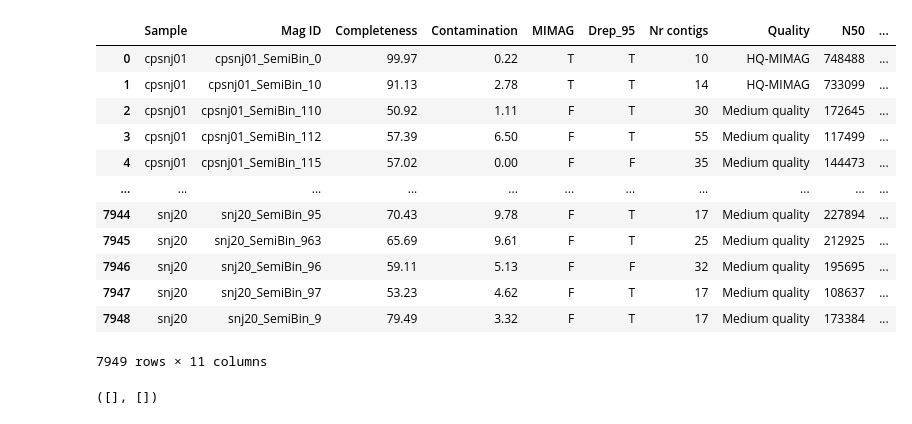
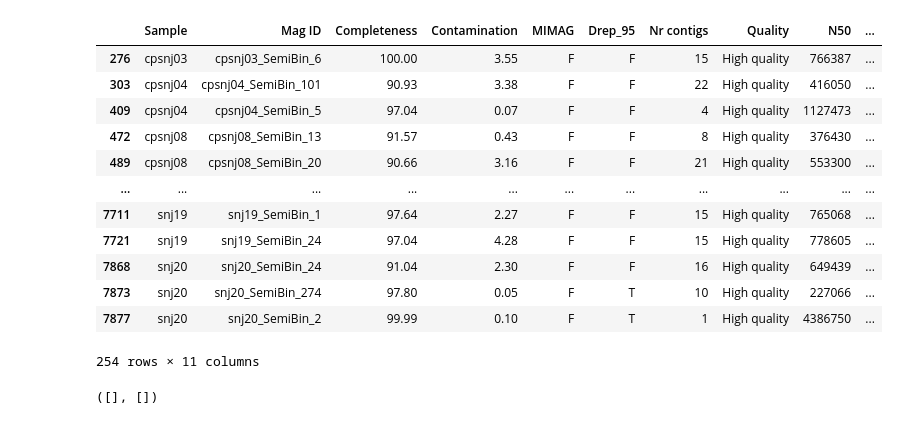
Before and after one commit to BigDataBiology/Duan2026_urban_soil, a Jupyter notebook: analysis/figure2/figure2.ipynb, the cells around one changed output. Cells and saved outputs as stored; diff of their text form; code cells hidden in the pictures.

```diff
--- a/analysis/figure2/figure2.ipynb
+++ b/analysis/figure2/figure2.ipynb
@@ -9,22 +9,22 @@ plt.rcParams['svg.fonttype'] = 'none'
 # %%
 df = pd.read_csv(r'../pre-calculated_data/sample_bins_info_mimag_gc.tsv',sep='\t')
 df = df[['Sample','Mag ID','Completeness','Contamination','MIMAG','Drep_95','Nr contigs','Quality','N50','L50','GC content']]
 df.loc[df['MIMAG'] == 'T', 'Quality'] = 'HQ-MIMAG'
-df
+df[df['Quality']=='High quality']
 # %% [output]
 |  | Sample | Mag ID | Completeness | Contamination | MIMAG | Drep_95 | Nr contigs | Quality | N50 | ... |
-| 0 | cpsnj01 | cpsnj01_SemiBin_0 | 99.97 | 0.22 | T | T | 10 | HQ-MIMAG | 748488 | ... |
-| 1 | cpsnj01 | cpsnj01_SemiBin_10 | 91.13 | 2.78 | T | T | 14 | HQ-MIMAG | 733099 | ... |
-| 2 | cpsnj01 | cpsnj01_SemiBin_110 | 50.92 | 1.11 | F | T | 30 | Medium quality | 172645 | ... |
-| 3 | cpsnj01 | cpsnj01_SemiBin_112 | 57.39 | 6.50 | F | T | 55 | Medium quality | 117499 | ... |
-| 4 | cpsnj01 | cpsnj01_SemiBin_115 | 57.02 | 0.00 | F | F | 35 | Medium quality | 144473 | ... |
+| 276 | cpsnj03 | cpsnj03_SemiBin_6 | 100.00 | 3.55 | F | F | 15 | High quality | 766387 | ... |
+| 303 | cpsnj04 | cpsnj04_SemiBin_101 | 90.93 | 3.38 | F | F | 22 | High quality | 416050 | ... |
+| 409 | cpsnj04 | cpsnj04_SemiBin_5 | 97.04 | 0.07 | F | F | 4 | High quality | 1127473 | ... |
+| 472 | cpsnj08 | cpsnj08_SemiBin_13 | 91.57 | 0.43 | F | F | 8 | High quality | 376430 | ... |
+| 489 | cpsnj08 | cpsnj08_SemiBin_20 | 90.66 | 3.16 | F | F | 21 | High quality | 553300 | ... |
 | ... | ... | ... | ... | ... | ... | ... | ... | ... | ... | ... |
-| 7944 | snj20 | snj20_SemiBin_95 | 70.43 | 9.78 | F | T | 17 | Medium quality | 227894 | ... |
-| 7945 | snj20 | snj20_SemiBin_963 | 65.69 | 9.61 | F | T | 25 | Medium quality | 212925 | ... |
-| 7946 | snj20 | snj20_SemiBin_96 | 59.11 | 5.13 | F | F | 32 | Medium quality | 195695 | ... |
-| 7947 | snj20 | snj20_SemiBin_97 | 53.23 | 4.62 | F | T | 17 | Medium quality | 108637 | ... |
-| 7948 | snj20 | snj20_SemiBin_9 | 79.49 | 3.32 | F | T | 17 | Medium quality | 173384 | ... |
+| 7711 | snj19 | snj19_SemiBin_1 | 97.64 | 2.27 | F | F | 15 | High quality | 765068 | ... |
+| 7721 | snj19 | snj19_SemiBin_24 | 97.04 | 4.28 | F | F | 15 | High quality | 778605 | ... |
+| 7868 | snj20 | snj20_SemiBin_24 | 91.04 | 2.30 | F | F | 16 | High quality | 649439 | ... |
+| 7873 | snj20 | snj20_SemiBin_274 | 97.80 | 0.05 | F | T | 10 | High quality | 227066 | ... |
+| 7877 | snj20 | snj20_SemiBin_2 | 99.99 | 0.10 | F | T | 1 | High quality | 4386750 | ... |
-7949 rows × 11 columns
+254 rows × 11 columns
 # %%
 quality_counts = df.groupby(['Sample', 'Quality']).size().unstack(fill_value=0)
 quality_counts['all'] = quality_counts['HQ-MIMAG']+quality_counts['High quality']+quality_counts['Medium quality']
```
Also changed, not shown: parts of 2 cells of this notebook, 3 other files.
